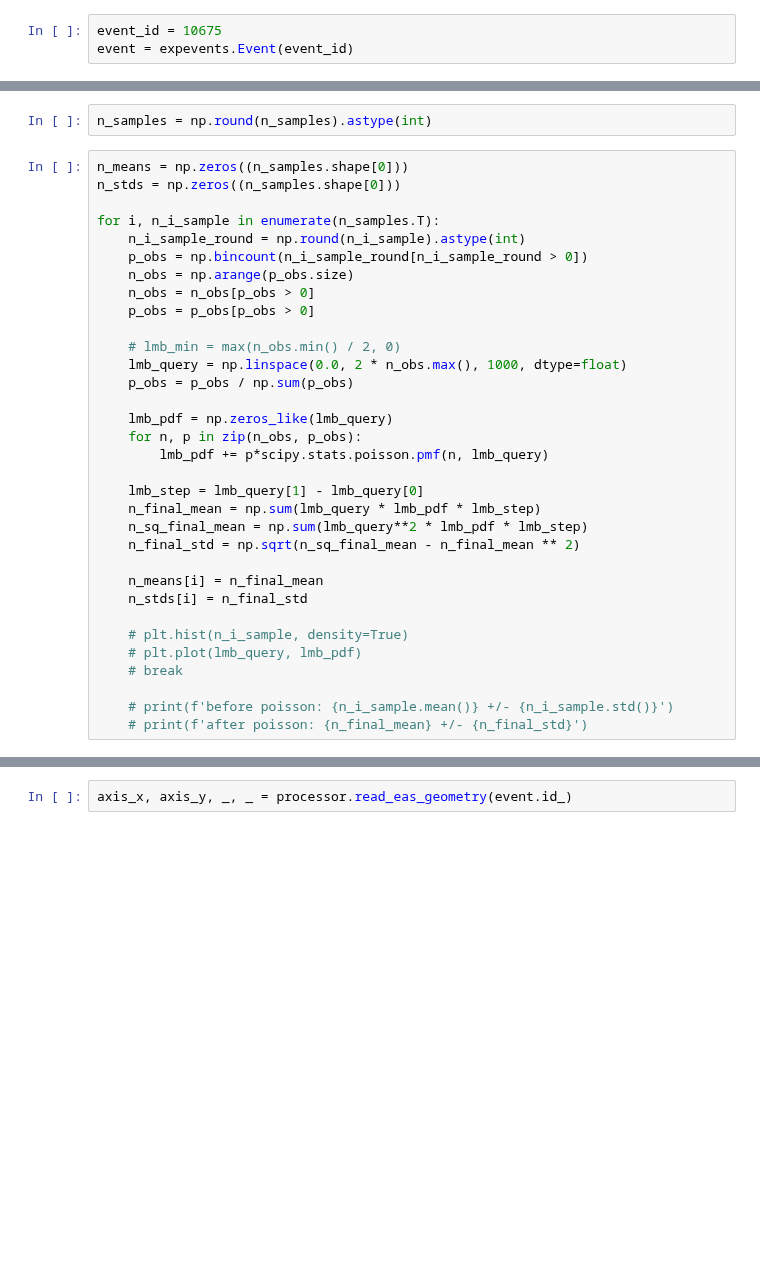
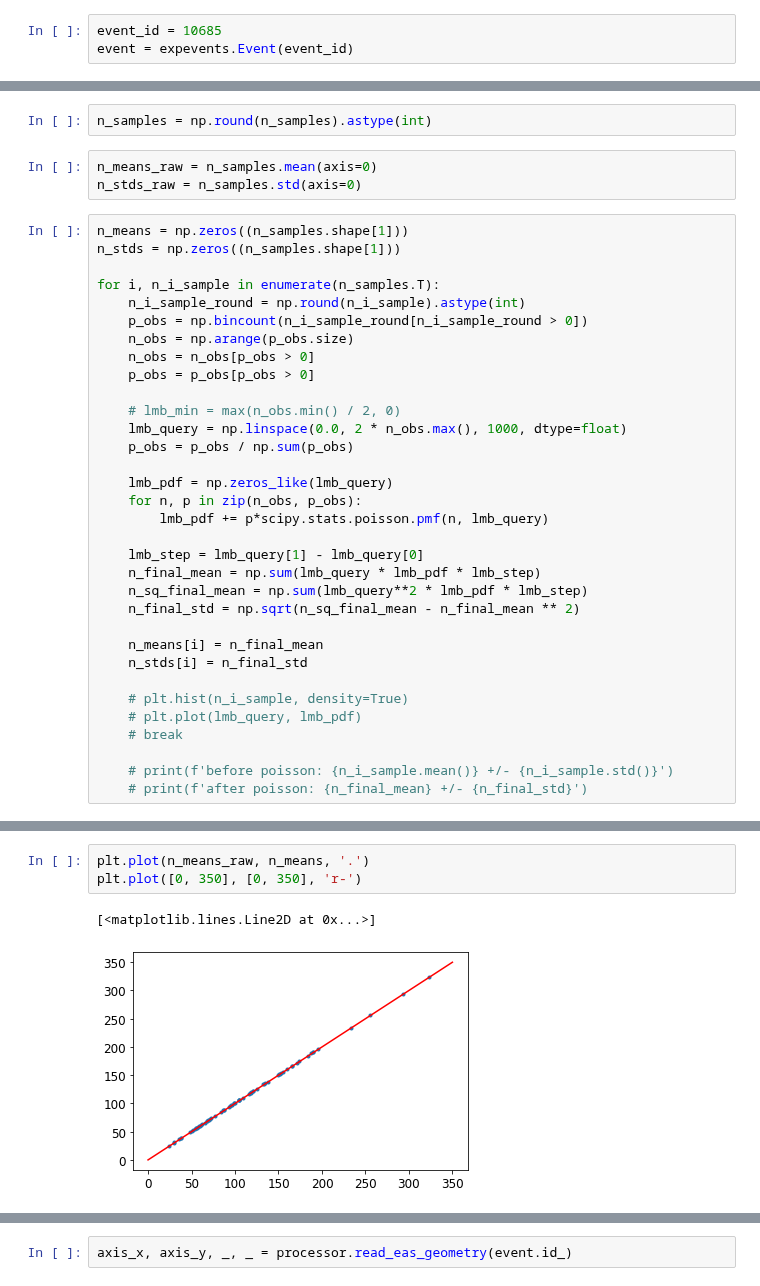
Before and after one commit to nj-vs-vh/master-thesis, a Jupyter notebook: notebooks/14_Q_fit.ipynb, the cells around one changed output, grey strips where cells are left out. Drawn from its saved outputs; the diff is of its cells as text; blank space fills up the shorter version.

```diff
--- a/notebooks/14_Q_fit.ipynb
+++ b/notebooks/14_Q_fit.ipynb
@@ -19,7 +21,7 @@ processor = expevents.EventProcessor(N=45, verbosity=1, load_rir=False, min_sign
 L = 10
 N = processor.N
 # %%
-event_id = 10675
+event_id = 10685
 event = expevents.Event(event_id)
 # %%
 fov = expfov.PmtFov.for_event(event_id)
@@ -34,9 +36,12 @@ channels = channels[has_signal][significant][inplane]
 n_samples = n_samples[:, significant][:, inplane]
 # %%
 n_samples = np.round(n_samples).astype(int)
+# %%
+n_means_raw = n_samples.mean(axis=0)
+n_stds_raw = n_samples.std(axis=0)
 # %%
-n_means = np.zeros((n_samples.shape[0]))
-n_stds = np.zeros((n_samples.shape[0]))
+n_means = np.zeros((n_samples.shape[1]))
+n_stds = np.zeros((n_samples.shape[1]))
 
 for i, n_i_sample in enumerate(n_samples.T):
     n_i_sample_round = np.round(n_i_sample).astype(int)
@@ -69,0 +77,6 @@ for i, n_i_sample in enumerate(n_samples.T):
+# %%
+plt.plot(n_means_raw, n_means, '.')
+plt.plot([0, 350], [0, 350], 'r-')
+# %% [output]
+[<matplotlib.lines.Line2D at 0x...>]
+[figure, added]
```
Also changed, not shown: parts of 16 cells of this notebook, 33 other files.
